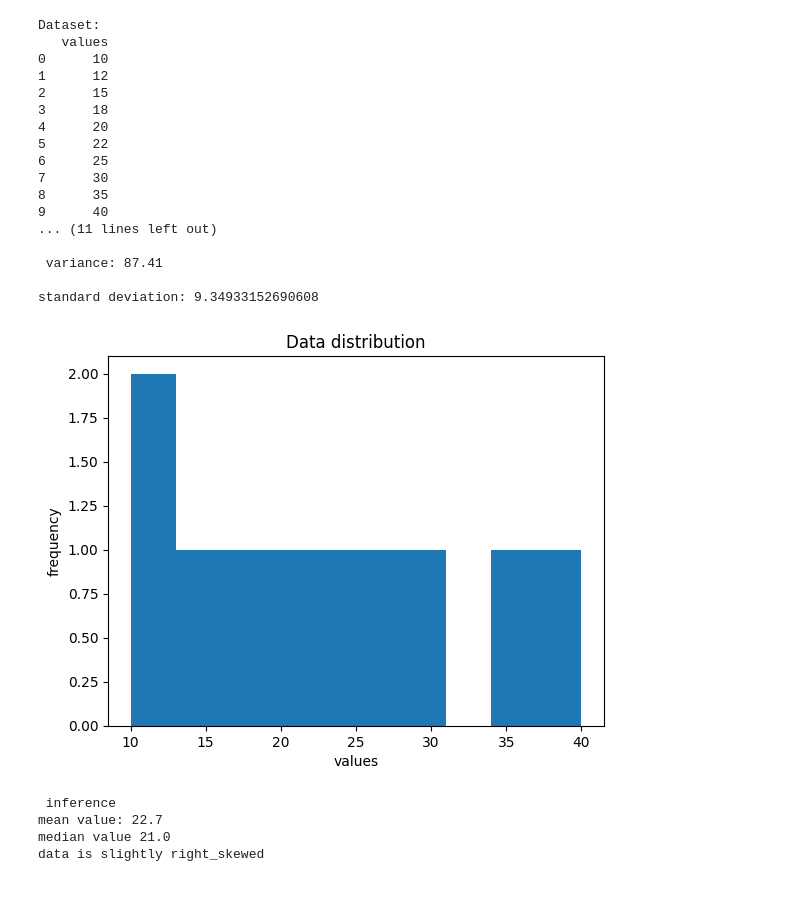
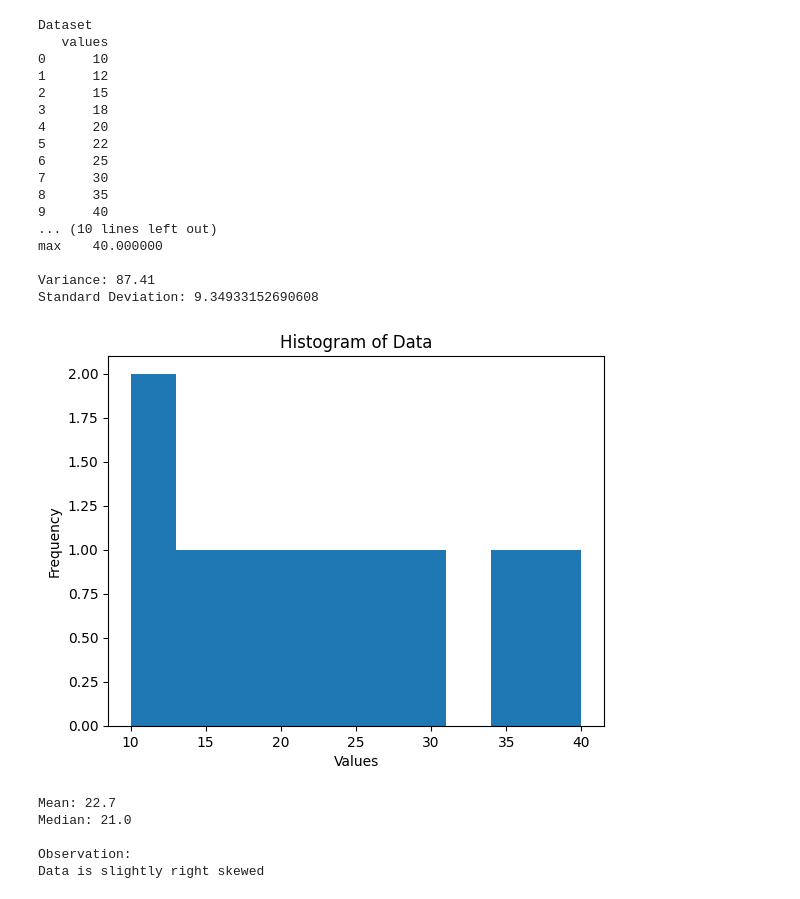
Before and after one commit to ThanmayeeGodala-ai/2025-2026-Even--AI-DS-Godala-Thanamyee-4072-, a Jupyter notebook: 17_02_26.ipynb, the cells around one changed output. Cells and saved outputs as stored; diff of their text form; code cells hidden in the pictures.

```diff
--- a/17_02_26.ipynb
+++ b/17_02_26.ipynb
@@ -57,55 +70,69 @@ Thur    62
 Fri     19
 Name: count, dtype: int64
 # %%
-#13EDAoperations
+#13 EDA operations
+
+import pandas as pd
+import numpy as np
 import matplotlib.pyplot as plt
-import numpy as np
-import pandas as pd
-data=[10,12,15,18,20,22,25,30,35,40]
-df=pd.DataFrame(data,columns=["values"])
-print("Dataset:")
+
+data = [10,12,15,18,20,22,25,30,35,40]
+
+df = pd.DataFrame(data, columns=["values"])
+
+print("Dataset")
 print(df)
-print("\n summary statistics: ")
+
+print("\nBasic statistics")
 print(df.describe())
-print("\n variance:",np.var(data))
-print("\nstandard deviation:",np.std(data))
+
+var = np.var(data)
+std = np.std(data)
+
+print("\nVariance:", var)
+print("Standard Deviation:", std)
+
 plt.hist(data)
-plt.xlabel("values")
-plt.ylabel("frequency")
-plt.title("Data distribution")
+plt.xlabel("Values")
+plt.ylabel("Frequency")
+plt.title("Histogram of Data")
 plt.show()
-mean_value=np.mean(data)
-median_value=np.median(data)
-print("\n inference")
-print("mean value:",mean_value)
-print("median value",median_value)
-if mean_value>median_value:
-  print("data is slightly right_skewed")
-elif mean_value<median_value:
-  print("data is slightly left_skewed")
+
+mean_val = np.mean(data)
+median_val = np.median(data)
+
+print("\nMean:", mean_val)
+print("Median:", median_val)
+
+print("\nObservation:")
+if mean_val > median_val:
+    print("Data is slightly right skewed")
+elif mean_val < median_val:
+    print("Data is slightly left skewed")
 else:
-  print("data is symmetric")
+    print("Data looks symmetric")
 # %% [output]
-Dataset:
+Dataset
    values
 0      10
 1      12
 2      15
 3      18
 4      20
 5      22
 6      25
 7      30
 8      35
 9      40
-... (11 lines left out)
+... (10 lines left out)
+max    40.000000
 
- variance: 87.41
-
-standard deviation: 9.34933152690608
+Variance: 87.41
+Standard Deviation: 9.34933152690608
-[figure, old version]
+[figure, new version]
- inference
-mean value: 22.7
-median value 21.0
-data is slightly right_skewed
+Mean: 22.7
+Median: 21.0
+
+Observation:
+Data is slightly right skewed
 # %%
```
Also changed, not shown: parts of 3 cells of this notebook.
